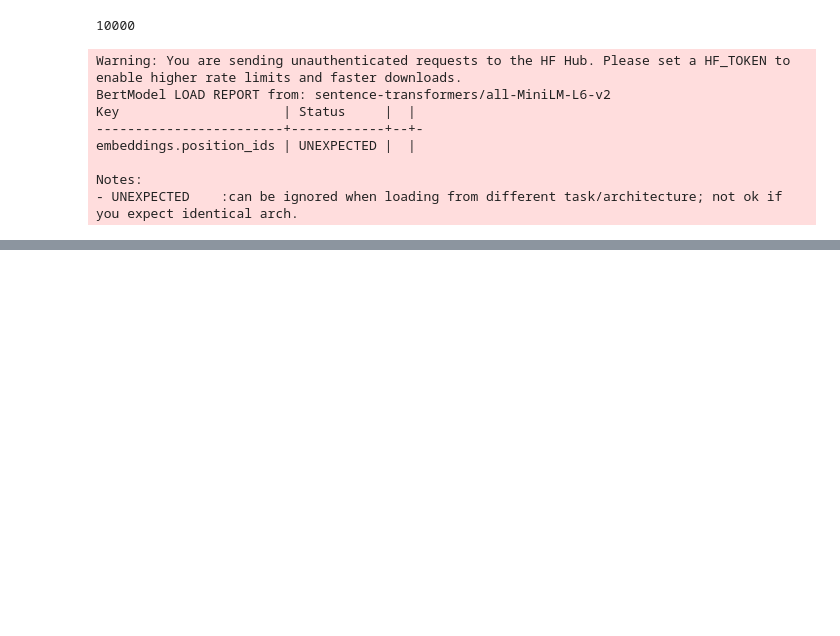
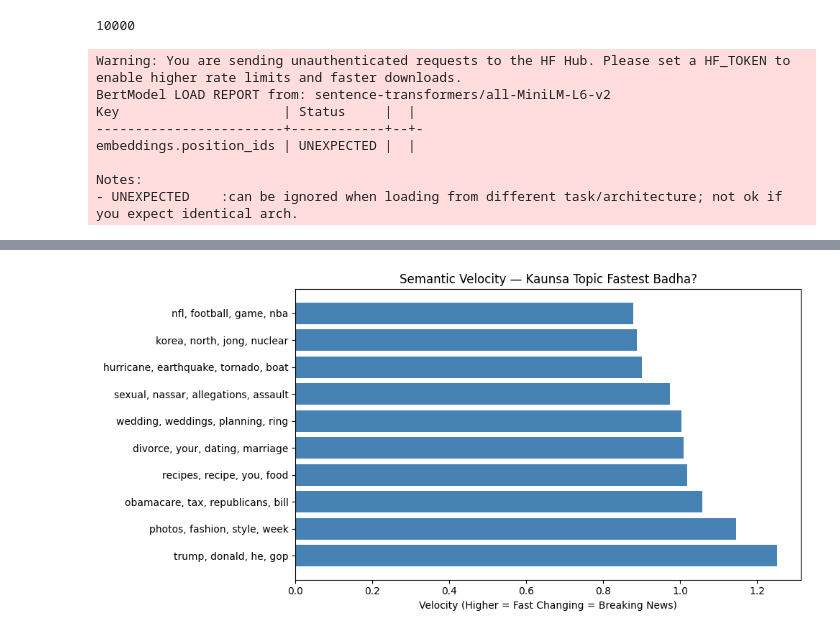
Before and after one commit to Pintusingh23/Dynamic-Trend-Event-Detector, a Jupyter notebook: notebooks/BERTopic.ipynb, the cells around one changed output, grey strips where cells are left out. Saved outputs shown, nothing was run; the diff lists cells and outputs as text; code cells hidden in the pictures; blank space fills up the shorter version.

```diff
--- a/notebooks/BERTopic.ipynb
+++ b/notebooks/BERTopic.ipynb
@@ -68,0 +104,5 @@ NameError: name 'topic_model' is not defined
+# %%
+topics_over_time = topic_model.topics_over_time(
+    docs_raw, dates, nr_bins=20
+)
+topics_over_time.head()
@@ -68,0 +126,14 @@ NameError: name 'topic_model' is not defined
+# %%
+
+vel = topics_over_time.groupby('Topic')['Frequency']
+velocity = (vel.std() / (vel.mean() + 1)).reset_index()
+velocity.columns = ['Topic', 'Velocity']
+velocity = velocity[velocity['Topic'] != -1]
+velocity = velocity.sort_values('Velocity', ascending=False)
+
+velocity['Keywords'] = velocity['Topic'].apply(
+    lambda t: ', '.join([w for w, _ in topic_model.get_topic(t)[:4]])
+    if topic_model.get_topic(t) else 'N/A'
+)
+
+velocity.head(10)
@@ -68,0 +152,15 @@ NameError: name 'topic_model' is not defined
+# %%
+#  Velocity Graph
+import matplotlib.pyplot as plt
+
+top10 = velocity.head(10)
+
+plt.figure(figsize=(10, 5))
+plt.barh(top10['Keywords'], top10['Velocity'], color='steelblue')
+plt.title('Semantic Velocity — Kaunsa Topic Fastest Badha?')
+plt.xlabel('Velocity (Higher = Fast Changing = Breaking News)')
+plt.tight_layout()
+plt.savefig('../graphs/semantic_velocity.png')
+plt.show()
+# %% [output]
+[figure, added]
```
Also changed, not shown: parts of 11 cells of this notebook, 2 other files.
